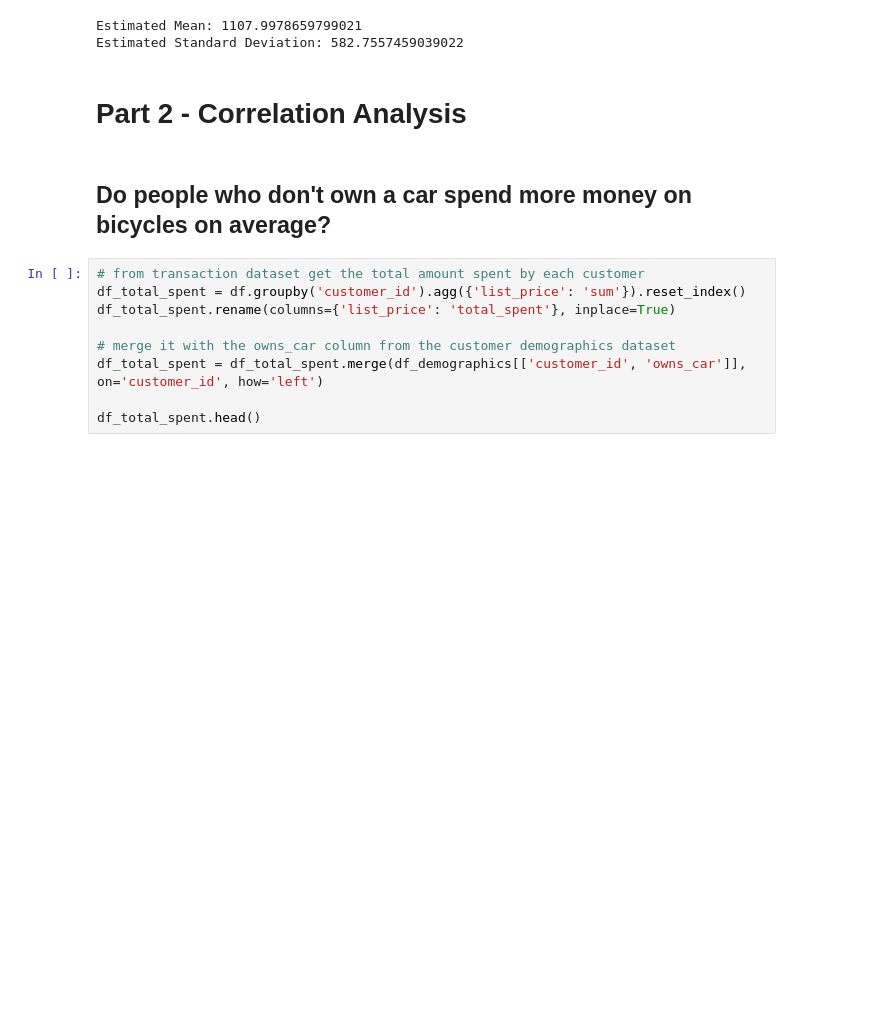
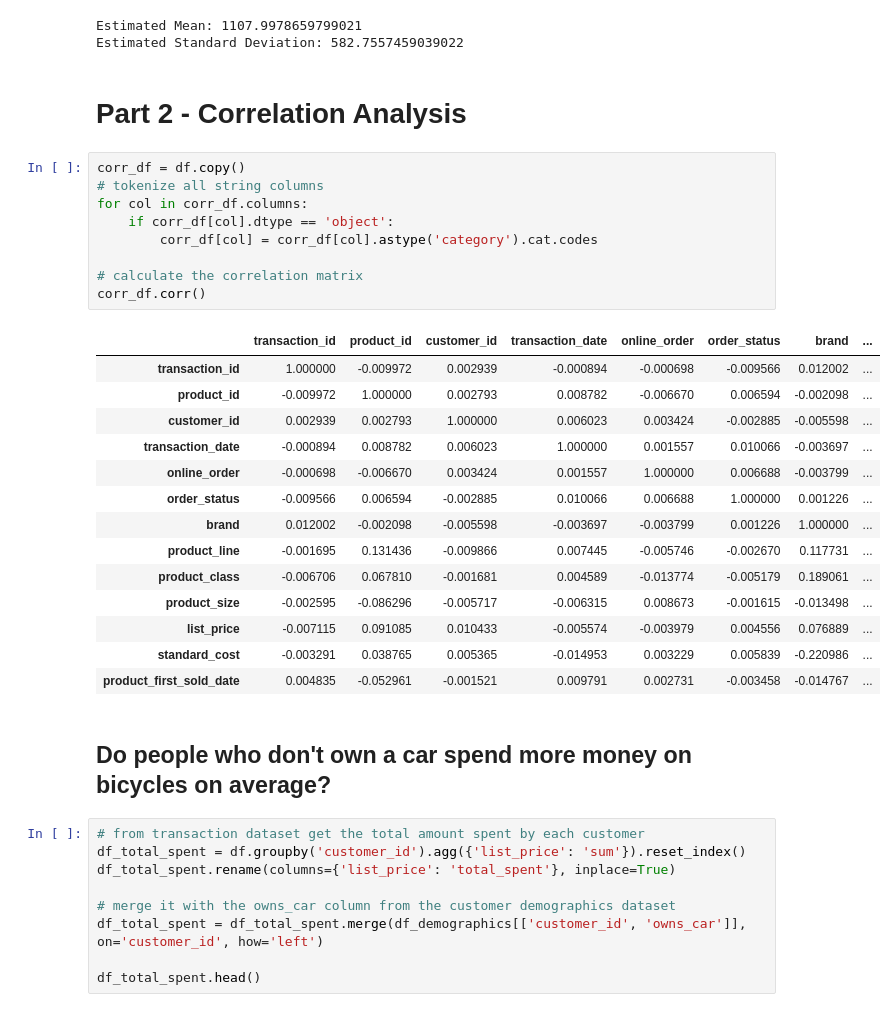
Before and after one commit to Kamal578/STDA_Project_0, a Jupyter notebook: project.ipynb, the cells around one changed output. Cells and saved outputs as stored; diff of their text form; blank space fills up the shorter version.

```diff
--- a/project.ipynb
+++ b/project.ipynb
@@ -226,6 +226,30 @@ Estimated Mean: 1107.9978659799021
 Estimated Standard Deviation: 582.7557459039022
 # %% [markdown]
 # Part 2 - Correlation Analysis
+# %%
+corr_df = df.copy()
+# tokenize all string columns
+for col in corr_df.columns:
+    if corr_df[col].dtype == 'object':
+        corr_df[col] = corr_df[col].astype('category').cat.codes
+
+# calculate the correlation matrix
+corr_df.corr()
+# %% [output]
+|  | transaction_id | product_id | customer_id | transaction_date | online_order | order_status | brand | ... |
+| transaction_id | 1.000000 | -0.009972 | 0.002939 | -0.000894 | -0.000698 | -0.009566 | 0.012002 | ... |
+| product_id | -0.009972 | 1.000000 | 0.002793 | 0.008782 | -0.006670 | 0.006594 | -0.002098 | ... |
+| customer_id | 0.002939 | 0.002793 | 1.000000 | 0.006023 | 0.003424 | -0.002885 | -0.005598 | ... |
+| transaction_date | -0.000894 | 0.008782 | 0.006023 | 1.000000 | 0.001557 | 0.010066 | -0.003697 | ... |
+| online_order | -0.000698 | -0.006670 | 0.003424 | 0.001557 | 1.000000 | 0.006688 | -0.003799 | ... |
+| order_status | -0.009566 | 0.006594 | -0.002885 | 0.010066 | 0.006688 | 1.000000 | 0.001226 | ... |
+| brand | 0.012002 | -0.002098 | -0.005598 | -0.003697 | -0.003799 | 0.001226 | 1.000000 | ... |
+| product_line | -0.001695 | 0.131436 | -0.009866 | 0.007445 | -0.005746 | -0.002670 | 0.117731 | ... |
+| product_class | -0.006706 | 0.067810 | -0.001681 | 0.004589 | -0.013774 | -0.005179 | 0.189061 | ... |
+| product_size | -0.002595 | -0.086296 | -0.005717 | -0.006315 | 0.008673 | -0.001615 | -0.013498 | ... |
+| list_price | -0.007115 | 0.091085 | 0.010433 | -0.005574 | -0.003979 | 0.004556 | 0.076889 | ... |
+| standard_cost | -0.003291 | 0.038765 | 0.005365 | -0.014953 | 0.003229 | 0.005839 | -0.220986 | ... |
+| product_first_sold_date | 0.004835 | -0.052961 | -0.001521 | 0.009791 | 0.002731 | -0.003458 | -0.014767 | ... |
 # %% [markdown]
 ## Do people who don't own a car spend more money on bicycles on average?
 # %%
```
Also changed, not shown: parts of 4 cells of this notebook.
